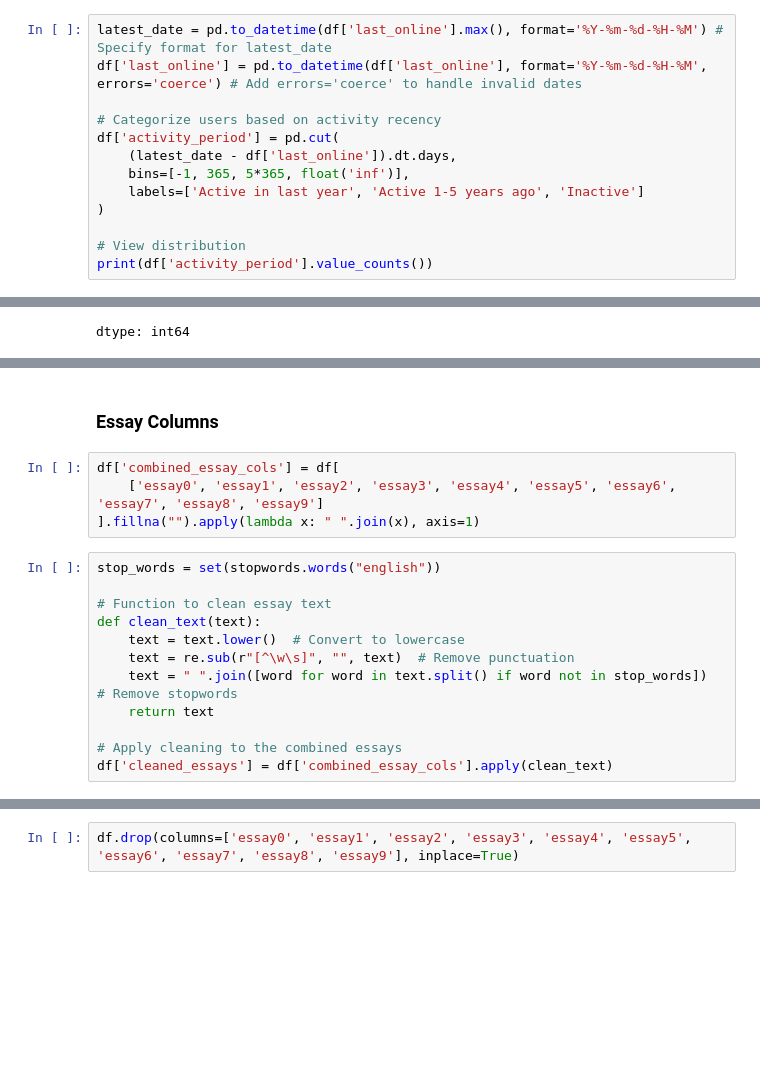
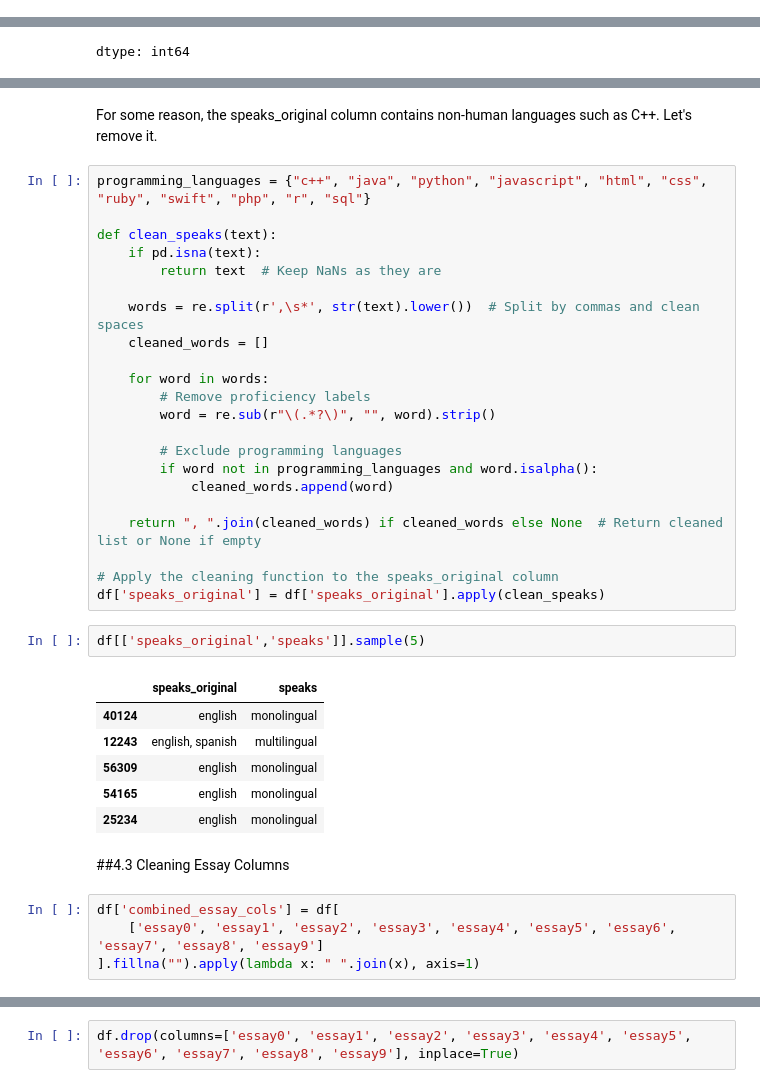
Before and after one commit to tylerana/data-science-dating-project, a Jupyter notebook: notebooks/01_data_preprocessing.ipynb, the cells around one changed output, grey strips where cells are left out. Cells and saved outputs as stored; diff of their text form; blank space fills up the shorter version.

```diff
--- a/notebooks/01_data_preprocessing.ipynb
+++ b/notebooks/01_data_preprocessing.ipynb
@@ -799,13 +735,0 @@ Now that I've looked into it, I want to convert this to 'days ago' in which the
-# %%
-latest_date = pd.to_datetime(df['last_online'].max(), format='%Y-%m-%d-%H-%M') # Specify format for latest_date
-df['last_online'] = pd.to_datetime(df['last_online'], format='%Y-%m-%d-%H-%M', errors='coerce') # Add errors='coerce' to handle invalid dates
-
-# Categorize users based on activity recency
-df['activity_period'] = pd.cut(
-    (latest_date - df['last_online']).dt.days,
-    bins=[-1, 365, 5*365, float('inf')],
-    labels=['Active in last year', 'Active 1-5 years ago', 'Inactive']
-)
-
-# View distribution
-print(df['activity_period'].value_counts())
@@ -1222,18 +1023,39 @@ df[['speaks_original','speaks']].sample(5)
+# %% [markdown]
+For some reason, the speaks_original column contains non-human languages such as C++. Let's remove it.
+# %%
+programming_languages = {"c++", "java", "python", "javascript", "html", "css", "ruby", "swift", "php", "r", "sql"}
+
+def clean_speaks(text):
+    if pd.isna(text):
+        return text  # Keep NaNs as they are
+
+    words = re.split(r',\s*', str(text).lower())  # Split by commas and clean spaces
+    cleaned_words = []
+
+    for word in words:
+        # Remove proficiency labels
+        word = re.sub(r"\(.*?\)", "", word).strip()
+
+        # Exclude programming languages
+        if word not in programming_languages and word.isalpha():
+            cleaned_words.append(word)
+
+    return ", ".join(cleaned_words) if cleaned_words else None  # Return cleaned list or None if empty
+
+# Apply the cleaning function to the speaks_original column
+df['speaks_original'] = df['speaks_original'].apply(clean_speaks)
+# %%
+df[['speaks_original','speaks']].sample(5)
+# %% [output]
+|  | speaks_original | speaks |
+| 40124 | english | monolingual |
+| 12243 | english, spanish | multilingual |
+| 56309 | english | monolingual |
+| 54165 | english | monolingual |
+| 25234 | english | monolingual |
 # %% [markdown]
-### Essay Columns
+##4.3 Cleaning Essay Columns
 # %%
 df['combined_essay_cols'] = df[
     ['essay0', 'essay1', 'essay2', 'essay3', 'essay4', 'essay5', 'essay6', 'essay7', 'essay8', 'essay9']
 ].fillna("").apply(lambda x: " ".join(x), axis=1)
-# %%
-stop_words = set(stopwords.words("english"))
-
-# Function to clean essay text
-def clean_text(text):
-    text = text.lower()  # Convert to lowercase
-    text = re.sub(r"[^\w\s]", "", text)  # Remove punctuation
-    text = " ".join([word for word in text.split() if word not in stop_words])  # Remove stopwords
-    return text
-
-# Apply cleaning to the combined essays
-df['cleaned_essays'] = df['combined_essay_cols'].apply(clean_text)
```
Also changed, not shown: parts of 50 cells of this notebook, 7 other files.
